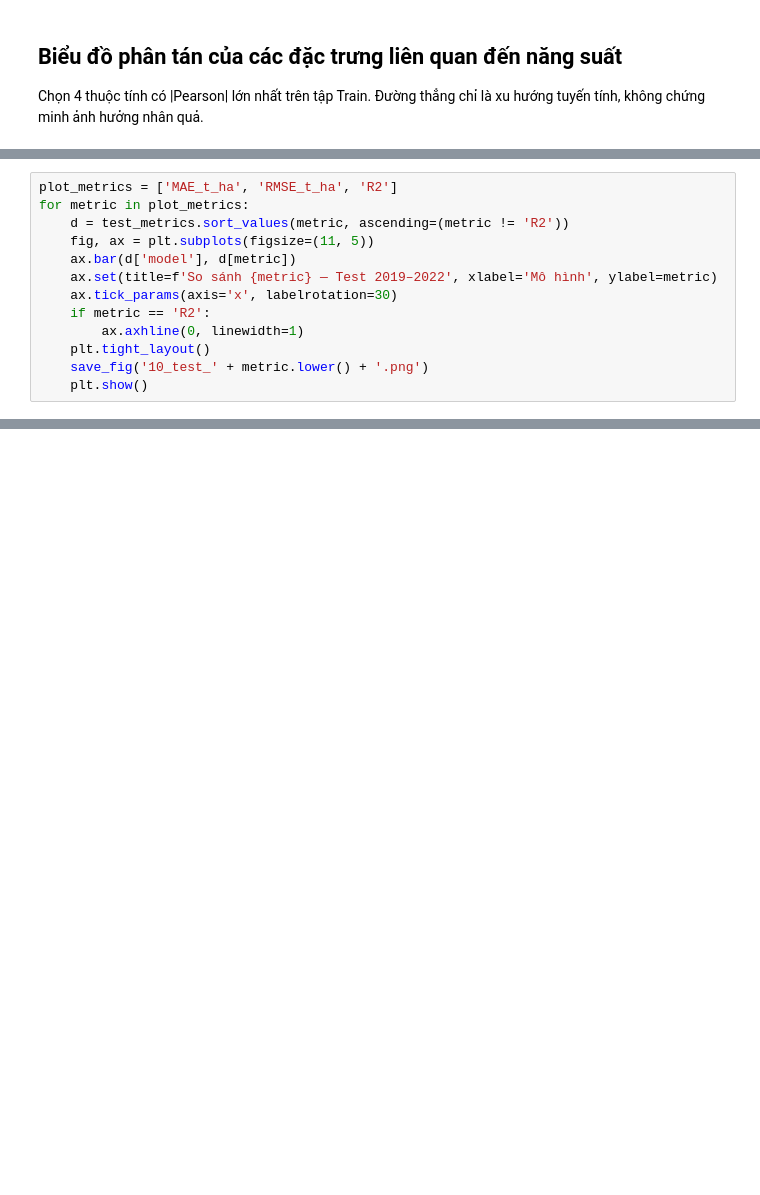
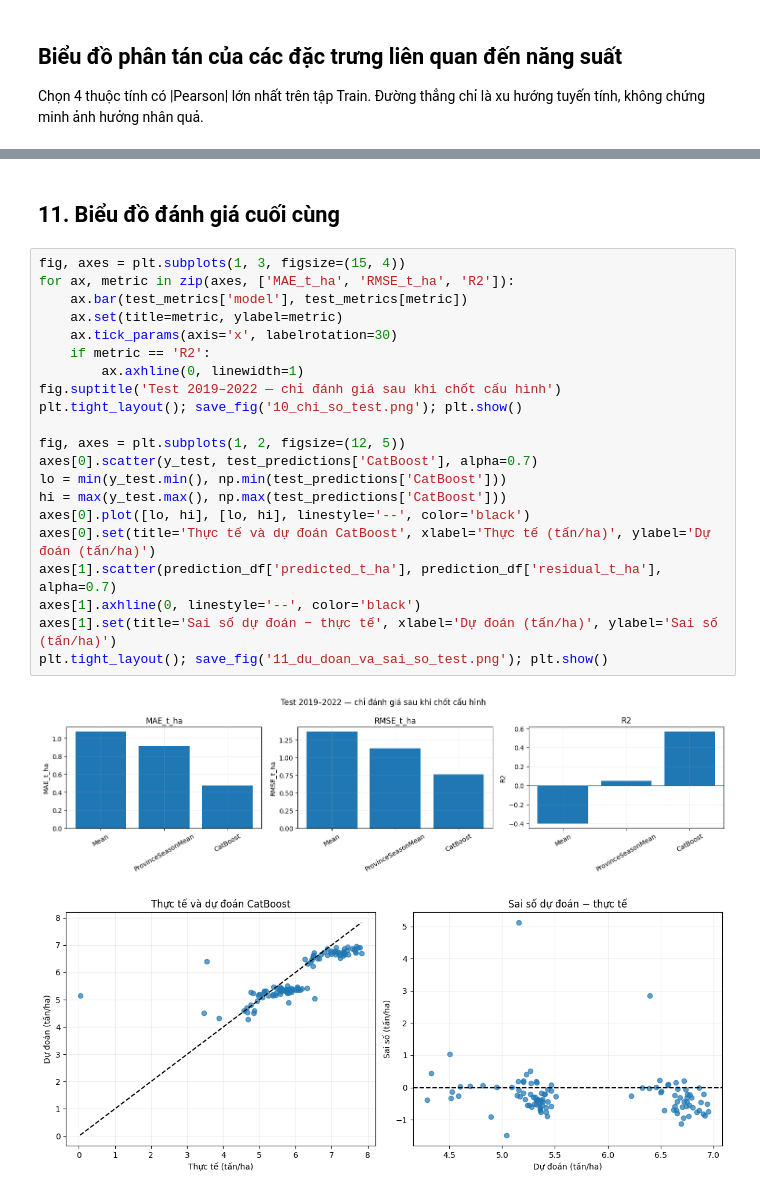
Before and after one commit to tuan-205/rice_yield_estimation, a Jupyter notebook: notebook/ensemble_training_rice_yield.ipynb, the cells around one changed output, grey strips where cells are left out. Cells and saved outputs as stored; diff of their text form; blank space fills up the shorter version.

```diff
--- a/notebook/ensemble_training_rice_yield.ipynb
+++ b/notebook/ensemble_training_rice_yield.ipynb
@@ -645,13 +568,0 @@ RMSE: 0.7591 tấn/ha | R²: 0.5640
-# %%
-plot_metrics = ['MAE_t_ha', 'RMSE_t_ha', 'R2']
-for metric in plot_metrics:
-    d = test_metrics.sort_values(metric, ascending=(metric != 'R2'))
-    fig, ax = plt.subplots(figsize=(11, 5))
-    ax.bar(d['model'], d[metric])
-    ax.set(title=f'So sánh {metric} — Test 2019–2022', xlabel='Mô hình', ylabel=metric)
-    ax.tick_params(axis='x', labelrotation=30)
-    if metric == 'R2':
-        ax.axhline(0, linewidth=1)
-    plt.tight_layout()
-    save_fig('10_test_' + metric.lower() + '.png')
-    plt.show()
@@ -708,0 +633,26 @@ print('Mô hình:', model_path)
+# %% [markdown]
+## 11. Biểu đồ đánh giá cuối cùng
+# %%
+fig, axes = plt.subplots(1, 3, figsize=(15, 4))
+for ax, metric in zip(axes, ['MAE_t_ha', 'RMSE_t_ha', 'R2']):
+    ax.bar(test_metrics['model'], test_metrics[metric])
+    ax.set(title=metric, ylabel=metric)
+    ax.tick_params(axis='x', labelrotation=30)
+    if metric == 'R2':
+        ax.axhline(0, linewidth=1)
+fig.suptitle('Test 2019–2022 — chỉ đánh giá sau khi chốt cấu hình')
+plt.tight_layout(); save_fig('10_chi_so_test.png'); plt.show()
+
+fig, axes = plt.subplots(1, 2, figsize=(12, 5))
+axes[0].scatter(y_test, test_predictions['CatBoost'], alpha=0.7)
+lo = min(y_test.min(), np.min(test_predictions['CatBoost']))
+hi = max(y_test.max(), np.max(test_predictions['CatBoost']))
+axes[0].plot([lo, hi], [lo, hi], linestyle='--', color='black')
+axes[0].set(title='Thực tế và dự đoán CatBoost', xlabel='Thực tế (tấn/ha)', ylabel='Dự đoán (tấn/ha)')
+axes[1].scatter(prediction_df['predicted_t_ha'], prediction_df['residual_t_ha'], alpha=0.7)
+axes[1].axhline(0, linestyle='--', color='black')
+axes[1].set(title='Sai số dự đoán − thực tế', xlabel='Dự đoán (tấn/ha)', ylabel='Sai số (tấn/ha)')
+plt.tight_layout(); save_fig('11_du_doan_va_sai_so_test.png'); plt.show()
+# %% [output]
+[figure, added]
+[figure, added]
```
Also changed, not shown: parts of 51 cells of this notebook, 24 other files.
